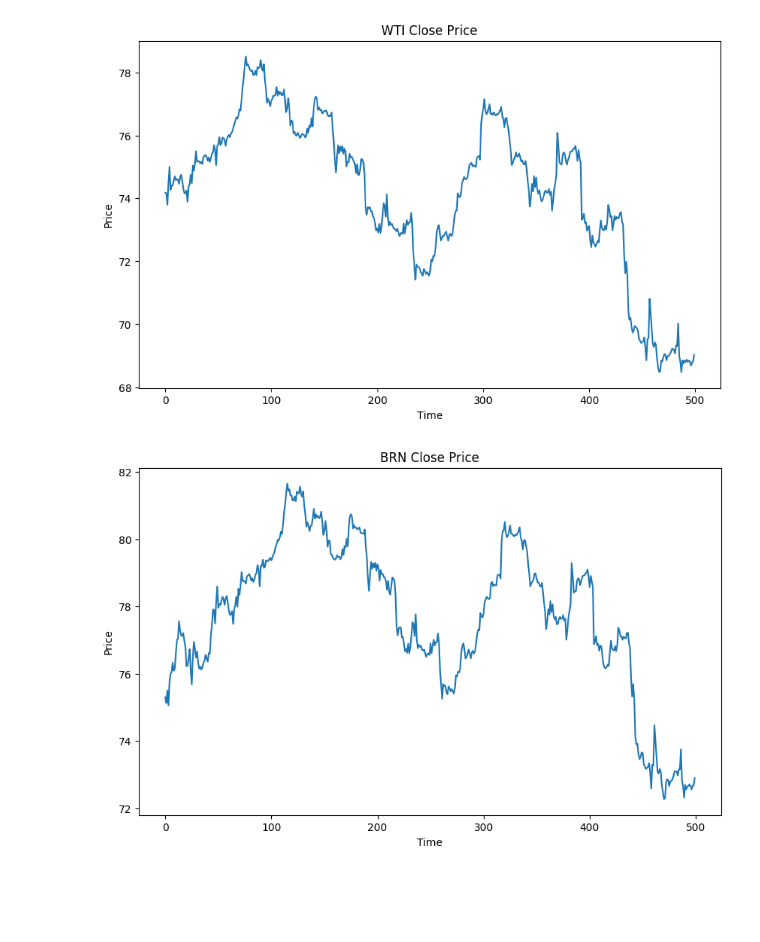
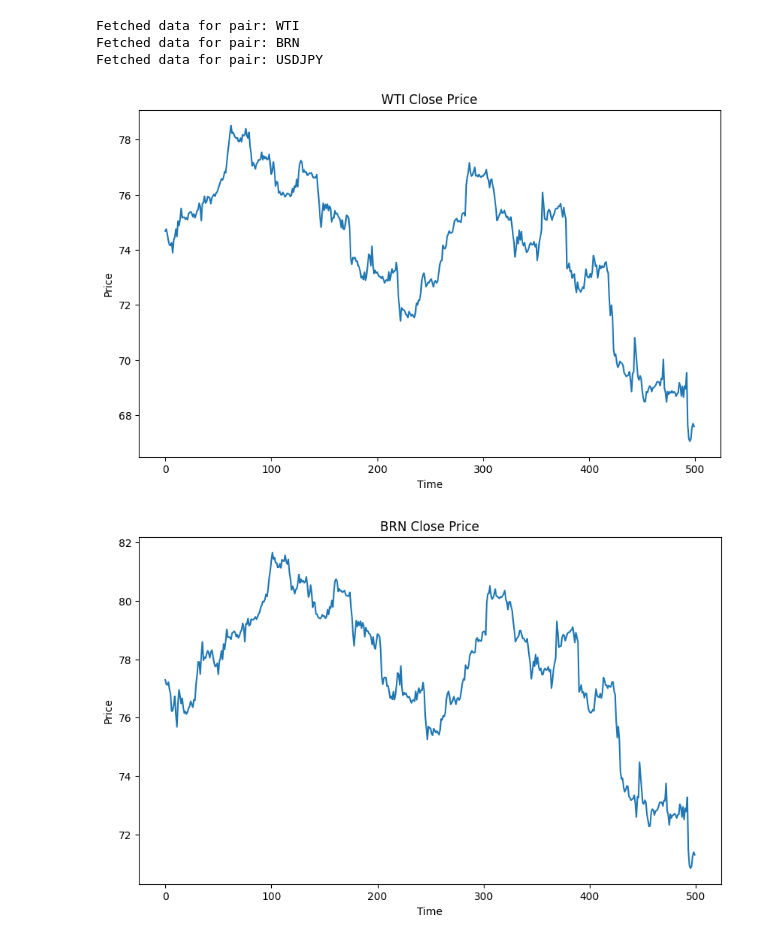
Before and after one commit to sesto-dev/notebooks, a Jupyter notebook: notebooks/01_Basics.ipynb, the cells around one changed output. Drawn from its saved outputs; the diff is of its cells as text; code cells hidden in the pictures; blank space fills up the shorter version.

```diff
--- a/notebooks/01_Basics.ipynb
+++ b/notebooks/01_Basics.ipynb
@@ -12,16 +14,19 @@ SYMBOLS = ["WTI", "BRN", 'USDJPY']
 TIMEFRAME = mt5.TIMEFRAME_H1
 BARS = 500
-# %%
-data_handler = DataHandler(SYMBOLS, TIMEFRAME, BARS)
-data = data_handler.fetch_data()
+# %%
+shared.fill_data(PAIRS, TIMEFRAME, BARS)
+# %% [output]
+Fetched data for pair: WTI
+Fetched data for pair: BRN
+Fetched data for pair: USDJPY
 # %%
-for symbol, symbol_data in data.items():
+for symbol, data in shared.data.items():
     plt.figure(figsize=(10,6))
-    plt.plot(symbol_data['close'])
+    plt.plot(data['close'])
     plt.title(f'{symbol} Close Price')
     plt.xlabel('Time')
     plt.ylabel('Price')
     plt.show()
 # %% [output]
-[figure, old version]
+[figure, new version]
-[figure, old version]
+[figure, new version]
```
Also changed, not shown: parts of 4 cells of this notebook, 32 other files.
